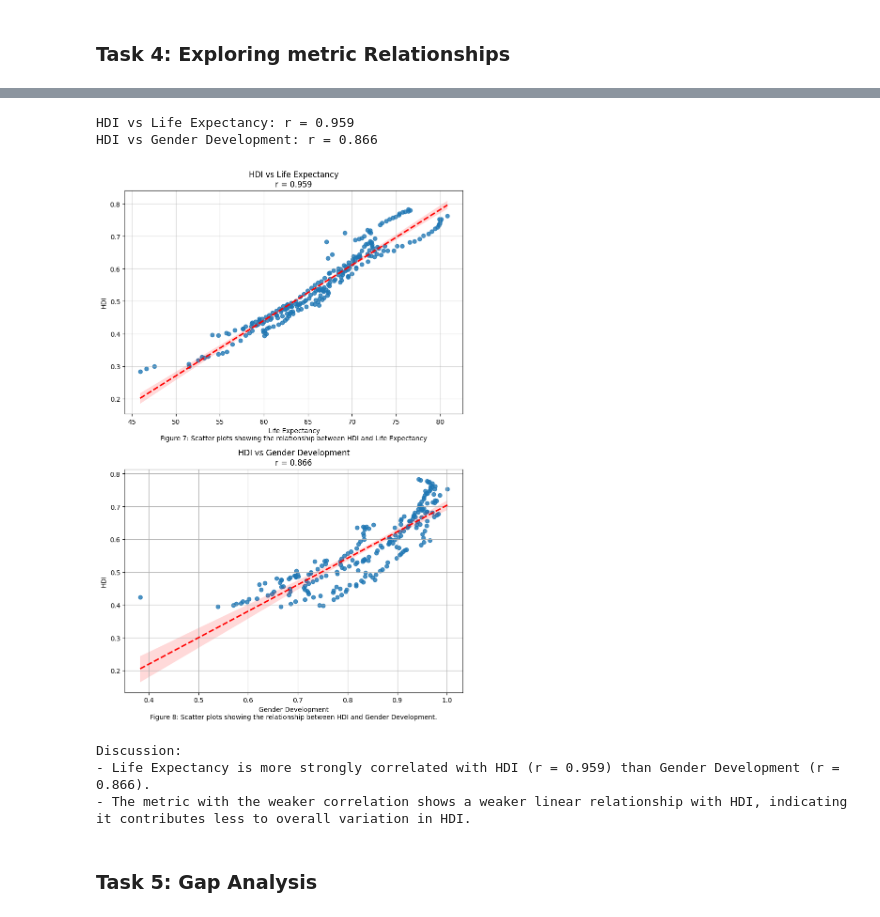
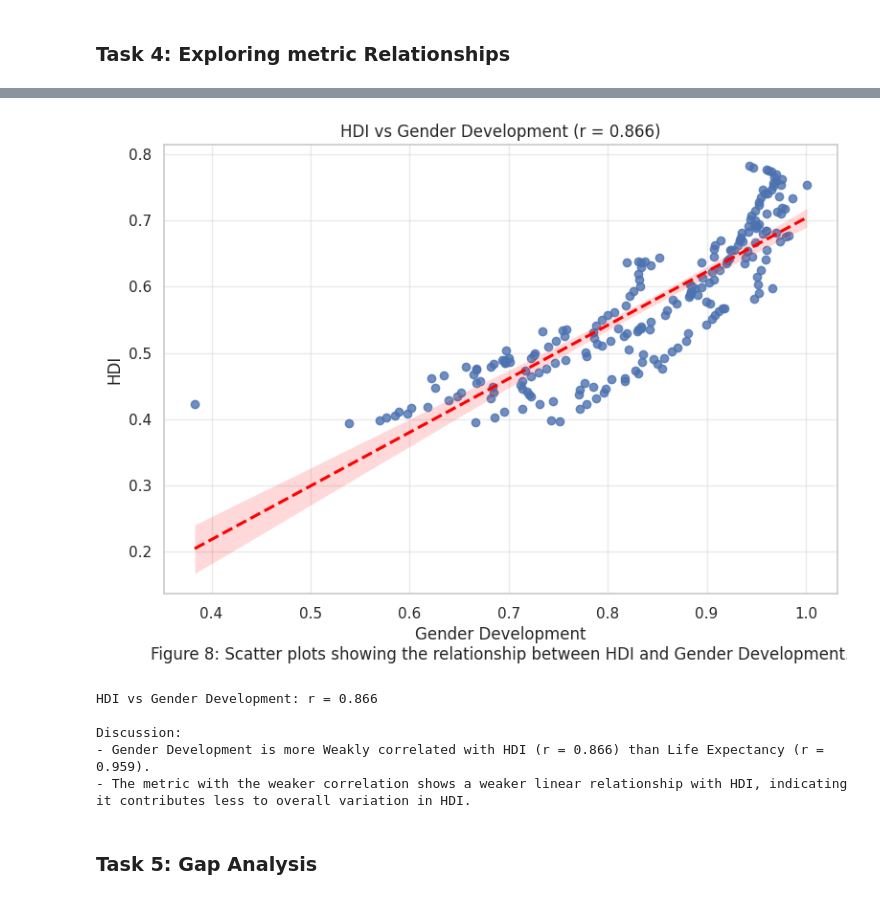
Before and after one commit to Ajendra11/Concepts-and-Technologies-of-AI, a Jupyter notebook: 2501936_AjendraRai.ipynb, the cells around one changed output, grey strips where cells are left out. Cells and saved outputs as stored; diff of their text form; code cells hidden in the pictures.

```diff
--- a/2501936_AjendraRai.ipynb
+++ b/2501936_AjendraRai.ipynb
@@ -872,46 +907,32 @@ Brief discussion
 # %%
-# Calculating correlations
-corr1 = hdi_sa['hdi'].corr(hdi_sa['life_expectancy'])
-corr2 = hdi_sa['hdi'].corr(hdi_sa['gender_development'])
 
-print(f"HDI vs Life Expectancy: r = {corr1:.3f}")
+
+# Correlation
+corr_2 = hdi_sa["hdi"].corr(hdi_sa["gender_development"])
+
+
+# Plot
+plt.figure(figsize=(8, 6))
+sns.regplot(x="gender_development", y="hdi", data=hdi_sa,line_kws={'color':'red', 'linestyle':'--'})
+plt.title(f"HDI vs Gender Development (r = {corr2:.3f})")
+plt.xlabel('Gender Development\nFigure 8: Scatter plots showing the relationship between HDI and Gender Development.')
+plt.ylabel("HDI")
+plt.grid(True, alpha=0.4)
+plt.tight_layout()
+plt.savefig("/content/drive/MyDrive/CAI/figures/figure8.png", dpi=300)
+plt.show()
 print(f"HDI vs Gender Development: r = {corr2:.3f}")
-
-# Createing scatter plots with trendlines
-fig, (ax1, ax2) = plt.subplots(2, 1, figsize=(8, 12))
-
-# Scatter + trendline for Life Expectancy
-sns.regplot(x='life_expectancy', y='hdi', data=hdi_sa, ax=ax1, line_kws={'color':'red', 'linestyle':'--'})
-ax1.set_title(f'HDI vs Life Expectancy\nr = {corr1:.3f}')
-ax1.set_xlabel('Life Expectancy\nFigure 7: Scatter plots showing the relationship between HDI and Life Expectancy')
-ax1.set_ylabel('HDI')
-ax1.grid(True, alpha=0.5)
-
-# Scatter + trendline for Gender Development
-sns.regplot(x='gender_development', y='hdi', data=hdi_sa, ax=ax2, line_kws={'color':'red', 'linestyle':'--'})
-ax2.set_title(f'HDI vs Gender Development\nr = {corr2:.3f}')
-ax2.set_xlabel('Gender Development\nFigure 8: Scatter plots showing the relationship between HDI and Gender Development.')
-ax2.set_ylabel('HDI')
-
-plt.grid()
-plt.tight_layout()
-plt.show()
-
 # Discussion
 print("\nDiscussion:")
-if abs(corr1) > abs(corr2):
-    print(f"- Life Expectancy is more strongly correlated with HDI (r = {corr1:.3f}) than Gender Development (r = {corr2:.3f}).")
-else:
-    print(f"- Gender Development is more strongly correlated with HDI (r = {corr2:.3f}) than Life Expectancy (r = {corr1:.3f}).")
-
+print(f"- Gender Development is more Weakly correlated with HDI (r = {corr2:.3f}) than Life Expectancy (r = {corr1:.3f}).")
 print("- The metric with the weaker correlation shows a weaker linear relationship with HDI, indicating it contributes less to overall variation in HDI.")
 # %% [output]
+[figure, new version]
-HDI vs Life Expectancy: r = 0.959
 HDI vs Gender Development: r = 0.866
+
+Discussion:
+- Gender Development is more Weakly correlated with HDI (r = 0.866) than Life Expectancy (r = 0.959).
+- The metric with the weaker correlation shows a weaker linear relationship with HDI, indicating it contributes less to overall variation in HDI.
-[figure, old version]
-Discussion:
-- Life Expectancy is more strongly correlated with HDI (r = 0.959) than Gender Development (r = 0.866).
-- The metric with the weaker correlation shows a weaker linear relationship with HDI, indicating it contributes less to overall variation in HDI.
 # %% [markdown]
 ### **Task 5: Gap Analysis**
 # %%
```
Also changed, not shown: parts of 26 cells of this notebook.
